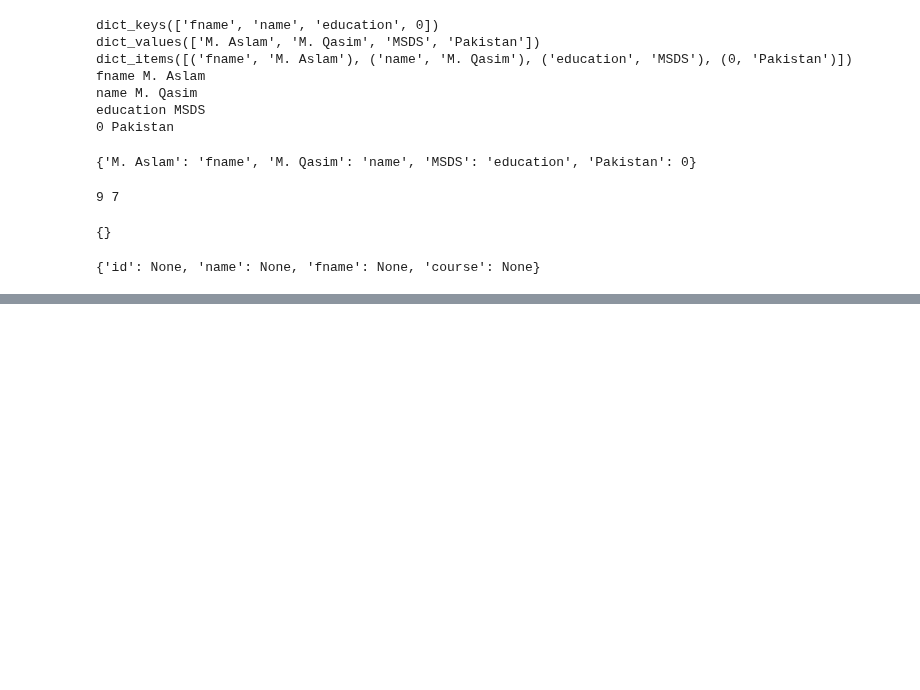
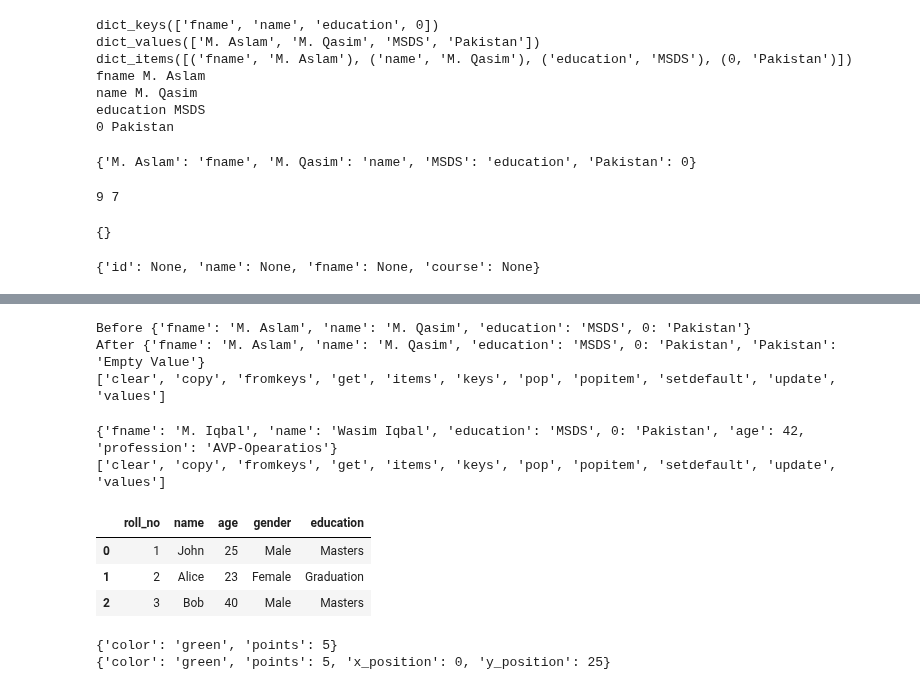
Before and after one commit to wasimiqbal1/Python, a Jupyter notebook: ModernPython.ipynb, the cells around one changed output, grey strips where cells are left out. Drawn from its saved outputs; the diff is of its cells as text; code cells hidden in the pictures; blank space fills up the shorter version.

```diff
--- a/ModernPython.ipynb
+++ b/ModernPython.ipynb
@@ -1206,0 +1286,80 @@ data.fromkeys(Keys)
+# %%
+#Using setdefault Method
+from typing import Dict, Union, Optional
+import pprint
+
+Key = Union[int, str, list, dict, tuple]
+value = Union[int, str, list, dict, tuple, set]
+
+data: Dict[Key, value] = {
+                        "fname":"M. Aslam",
+                        "name":"M. Qasim",
+                        "education": "MSDS",
+                        0 : "Pakistan"
+                        }
+
+print("Before", data)
+data.setdefault("Pakistan","Empty Value")
+print("After", data)
+
+
+methods : list[str] = [m for m in dir(data) if "__" not in m ]
+print(methods)
+# %% [output]
+Before {'fname': 'M. Aslam', 'name': 'M. Qasim', 'education': 'MSDS', 0: 'Pakistan'}
+After {'fname': 'M. Aslam', 'name': 'M. Qasim', 'education': 'MSDS', 0: 'Pakistan', 'Pakistan': 'Empty Value'}
+['clear', 'copy', 'fromkeys', 'get', 'items', 'keys', 'pop', 'popitem', 'setdefault', 'update', 'values']
+# %%
+#Using Pop Method
+from typing import Dict, Union, Optional
+import pprint
+
+Key = Union[int, str, list, dict, tuple]
+value = Union[int, str, list, dict, tuple, set]
+
+data: Dict[Key, value] = {
+                        "fname":"M. Aslam",
+                        "name":"M. Qasim",
+                        "education": "MSDS",
+                        0 : "Pakistan"
+                        }
+data1: Dict[Key,value] = {"name":"Wasim Iqbal",
+                          "fname":"M. Iqbal",
+                          "age":42,
+                          "profession":"AVP-Opearatios"
+                        }
+
+data.update(data1)
+print(data)
+
+methods : list[str] = [m for m in dir(data) if "__" not in m ]
+print(methods)
+# %% [output]
+{'fname': 'M. Iqbal', 'name': 'Wasim Iqbal', 'education': 'MSDS', 0: 'Pakistan', 'age': 42, 'profession': 'AVP-Opearatios'}
+['clear', 'copy', 'fromkeys', 'get', 'items', 'keys', 'pop', 'popitem', 'setdefault', 'update', 'values']
+# %%
+import pandas as pd
+from typing import Any
+
+studend_data : Dict[str,list[any]] = {"roll_no" : [1,2,3],
+                                      "name" : ["John", "Alice","Bob"],
+                                      "age": [25, 23,40],
+                                      "gender":["Male", "Female","Male"],
+                                      "education":["Masters","Graduation","Masters"]}
+
+df : pd.DataFrame = pd.DataFrame(studend_data)
+df
+# %% [output]
+|  | roll_no | name | age | gender | education |
+| 0 | 1 | John | 25 | Male | Masters |
+| 1 | 2 | Alice | 23 | Female | Graduation |
+| 2 | 3 | Bob | 40 | Male | Masters |
+# %%
+alien_0 = {'color': 'green', 'points': 5}
+print(alien_0)
+alien_0['x_position'] = 0
+alien_0['y_position'] = 25
+print(alien_0)
+# %% [output]
+{'color': 'green', 'points': 5}
+{'color': 'green', 'points': 5, 'x_position': 0, 'y_position': 25}
```
Also changed, not shown: parts of 5 cells of this notebook.
